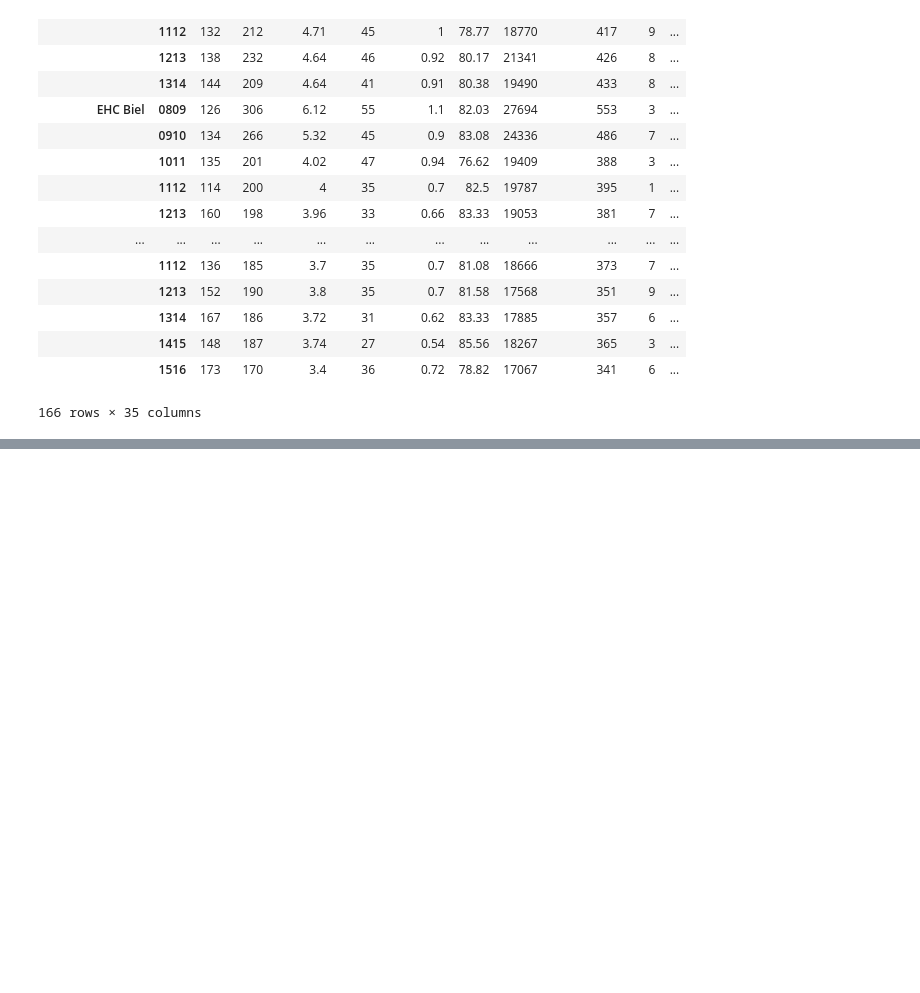
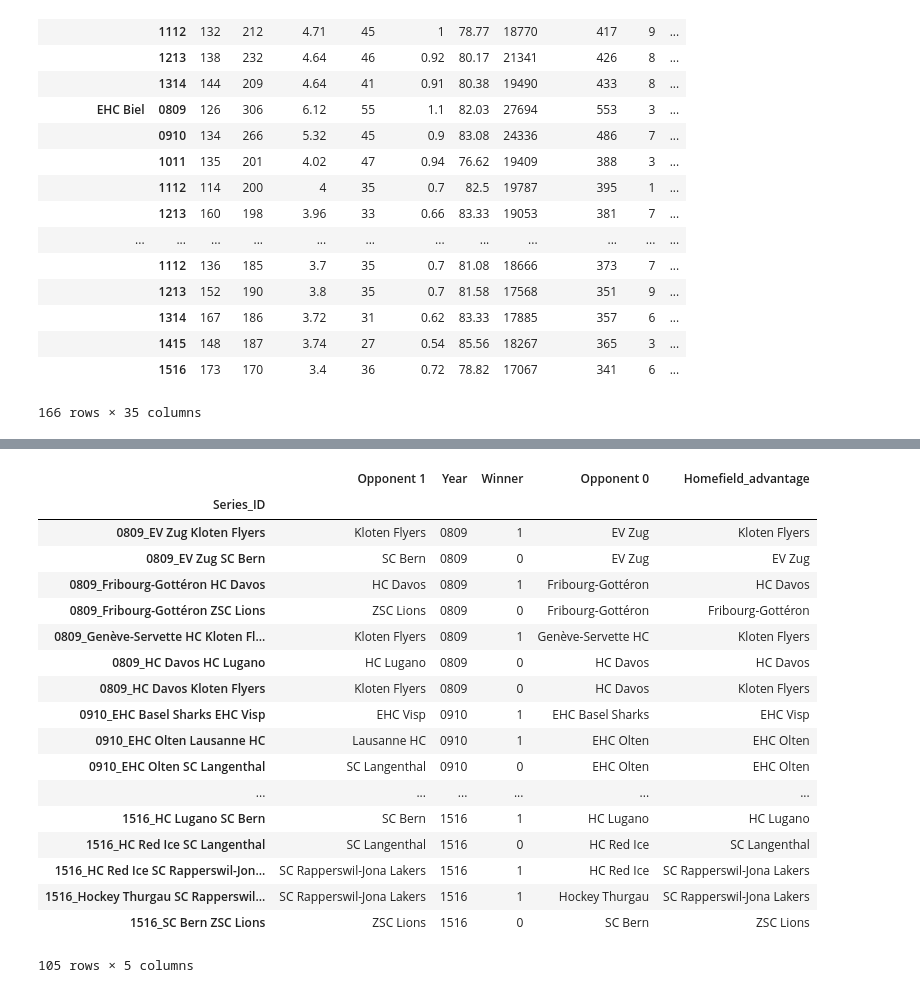
Before and after one commit to Gronlaen/swiss-ice-hockey-playoffs-prediction, a Jupyter notebook: Team_Regular_Analysis.ipynb, the cells around one changed output, grey strips where cells are left out. Cells and saved outputs as stored; diff of their text form; code cells hidden in the pictures; blank space fills up the shorter version.

```diff
--- a/Team_Regular_Analysis.ipynb
+++ b/Team_Regular_Analysis.ipynb
@@ -257,21 +281,43 @@ df_match['Series_ID'] = df_match.apply(lambda x: x.Year + '_' + ' '.join(sorted(
 # %%
 play_off_series = df_match.groupby('Series_ID').agg({
     'Year': {
         'Year': 'first'
     },
     'Home': {
         'Homefield_advantage': lambda x: x.value_counts().index[0],
+    },
+    'Opponent 0': {
         'Opponent 0': 'first'
     },
-    'Away': {
+    'Opponent 1': {
         'Opponent 1': 'first'
     },
     'Result': {
-        'Winner': lambda x: 0 if x.value_counts().index[0]=='h' else 1
+        'Winner': lambda x: 1 if x.sum() >= 4 else 0
     }
 })
 play_off_series.columns = play_off_series.columns.droplevel()
-#play_off_series
+play_off_series
+# %% [output]
+|  | Opponent 1 | Year | Winner | Opponent 0 | Homefield_advantage |
+| Series_ID |  |  |  |  |  |
+| 0809_EV Zug Kloten Flyers | Kloten Flyers | 0809 | 1 | EV Zug | Kloten Flyers |
+| 0809_EV Zug SC Bern | SC Bern | 0809 | 0 | EV Zug | EV Zug |
+| 0809_Fribourg-Gottéron HC Davos | HC Davos | 0809 | 1 | Fribourg-Gottéron | HC Davos |
+| 0809_Fribourg-Gottéron ZSC Lions | ZSC Lions | 0809 | 0 | Fribourg-Gottéron | Fribourg-Gottéron |
+| 0809_Genève-Servette HC Kloten Fl... | Kloten Flyers | 0809 | 1 | Genève-Servette HC | Kloten Flyers |
+| 0809_HC Davos HC Lugano | HC Lugano | 0809 | 0 | HC Davos | HC Davos |
+| 0809_HC Davos Kloten Flyers | Kloten Flyers | 0809 | 0 | HC Davos | Kloten Flyers |
+| 0910_EHC Basel Sharks EHC Visp | EHC Visp | 0910 | 1 | EHC Basel Sharks | EHC Visp |
+| 0910_EHC Olten Lausanne HC | Lausanne HC | 0910 | 1 | EHC Olten | EHC Olten |
+| 0910_EHC Olten SC Langenthal | SC Langenthal | 0910 | 0 | EHC Olten | EHC Olten |
+| ... | ... | ... | ... | ... | ... |
+| 1516_HC Lugano SC Bern | SC Bern | 1516 | 1 | HC Lugano | HC Lugano |
+| 1516_HC Red Ice SC Langenthal | SC Langenthal | 1516 | 0 | HC Red Ice | SC Langenthal |
+| 1516_HC Red Ice SC Rapperswil-Jon... | SC Rapperswil-Jona Lakers | 1516 | 1 | HC Red Ice | SC Rapperswil-Jona Lakers |
+| 1516_Hockey Thurgau SC Rapperswil... | SC Rapperswil-Jona Lakers | 1516 | 1 | Hockey Thurgau | SC Rapperswil-Jona Lakers |
+| 1516_SC Bern ZSC Lions | ZSC Lions | 1516 | 0 | SC Bern | ZSC Lions |
+105 rows × 5 columns
 # %%
 for r in play_off_series.iterrows() :
     rand = random.random()
```
Also changed, not shown: parts of 3 cells of this notebook, 2 other files.
